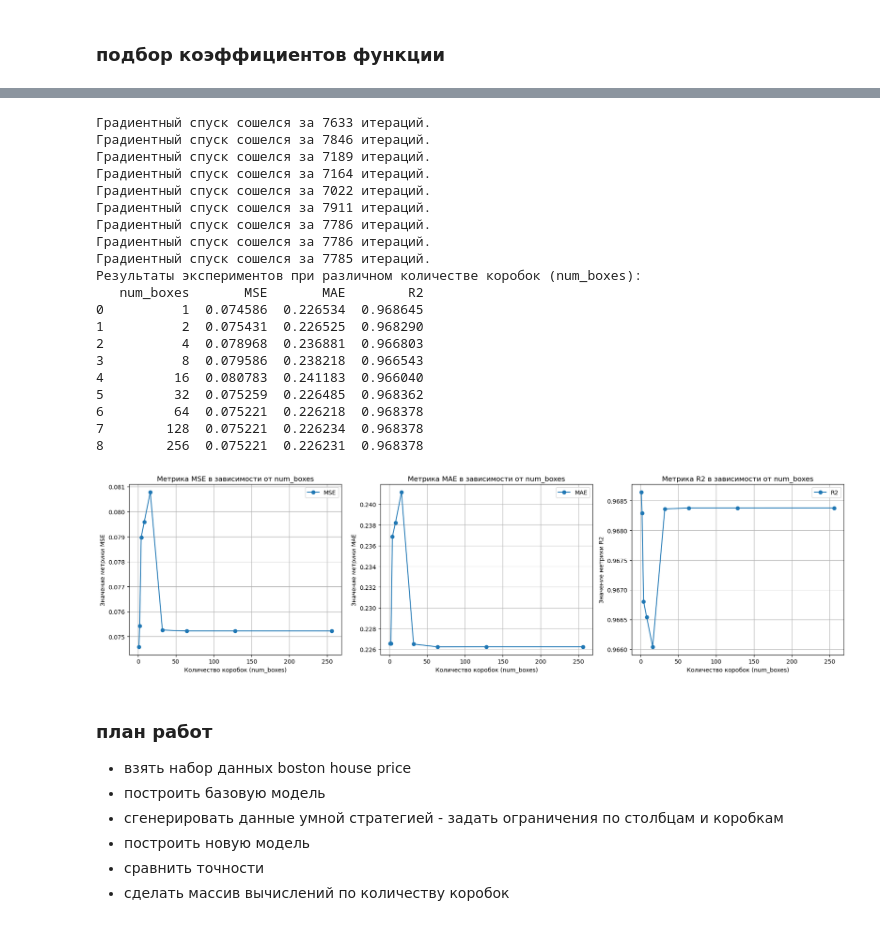
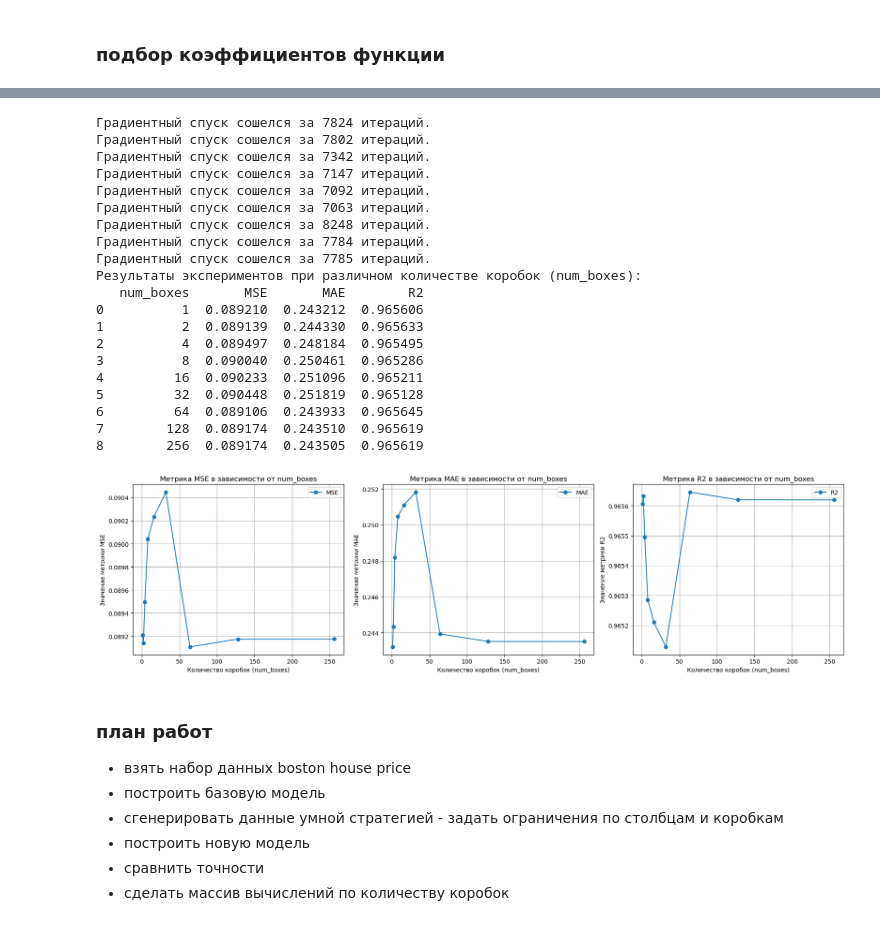
Before and after one commit to Clarxxon/remodelling_article_moit, a Jupyter notebook: article-views.ipynb, the cells around one changed output, grey strips where cells are left out. Saved outputs shown, nothing was run; the diff lists cells and outputs as text; code cells hidden in the pictures.

```diff
--- a/article-views.ipynb
+++ b/article-views.ipynb
@@ -1326,8 +1326,8 @@ if __name__ == "__main__":
 
     # Задаем параметры
     bounds = [(0, 1), (0, 1)]  # Ограничения для каждой переменной
-    m_total_train = 1000  # Общее количество обучающих точек
-    m_total_test = 200   # Общее количество тестовых точек
+    m_total_train = 5000  # Общее количество обучающих точек
+    m_total_test = 1000   # Общее количество тестовых точек
 
     # Генерируем тестовый набор данных (используем случайный метод)
     x_test, y_test = fitter.generate_points(
@@ -1361,51 +1361,51 @@ if __name__ == "__main__":
             'MSE': metrics['MSE'],
             'MAE': metrics['MAE'],
             'R2': metrics['R2']
         })
 
     # Создаем таблицу результатов
     results_df = pd.DataFrame(results)
 
     # Выводим таблицу
     print("Результаты экспериментов при различном количестве коробок (num_boxes):")
     print(results_df)
 
     # Визуализация метрик в зависимости от num_boxes на одном графике с помощью subplots
     metrics = ['MSE', 'MAE', 'R2']
     fig, axs = plt.subplots(1, 3, figsize=(18, 5))
 
     for idx, metric in enumerate(metrics):
         axs[idx].plot(results_df['num_boxes'], results_df[metric], marker='o', label=metric)
         axs[idx].set_xlabel('Количество коробок (num_boxes)')
         axs[idx].set_ylabel(f'Значение метрики {metric}')
         axs[idx].set_title(f'Метрика {metric} в зависимости от num_boxes')
         axs[idx].grid(True)
         axs[idx].legend()
 
     plt.tight_layout()
     plt.show()
 # %% [output]
-Градиентный спуск сошелся за 7633 итераций.
-Градиентный спуск сошелся за 7846 итераций.
-Градиентный спуск сошелся за 7189 итераций.
-Градиентный спуск сошелся за 7164 итераций.
-Градиентный спуск сошелся за 7022 итераций.
-Градиентный спуск сошелся за 7911 итераций.
-Градиентный спуск сошелся за 7786 итераций.
-Градиентный спуск сошелся за 7786 итераций.
+Градиентный спуск сошелся за 7824 итераций.
+Градиентный спуск сошелся за 7802 итераций.
+Градиентный спуск сошелся за 7342 итераций.
+Градиентный спуск сошелся за 7147 итераций.
+Градиентный спуск сошелся за 7092 итераций.
+Градиентный спуск сошелся за 7063 итераций.
+Градиентный спуск сошелся за 8248 итераций.
+Градиентный спуск сошелся за 7784 итераций.
 Градиентный спуск сошелся за 7785 итераций.
 Результаты экспериментов при различном количестве коробок (num_boxes):
    num_boxes       MSE       MAE        R2
-0          1  0.074586  0.226534  0.968645
-1          2  0.075431  0.226525  0.968290
-2          4  0.078968  0.236881  0.966803
-3          8  0.079586  0.238218  0.966543
-4         16  0.080783  0.241183  0.966040
-5         32  0.075259  0.226485  0.968362
-6         64  0.075221  0.226218  0.968378
-7        128  0.075221  0.226234  0.968378
-8        256  0.075221  0.226231  0.968378
+0          1  0.089210  0.243212  0.965606
+1          2  0.089139  0.244330  0.965633
+2          4  0.089497  0.248184  0.965495
+3          8  0.090040  0.250461  0.965286
+4         16  0.090233  0.251096  0.965211
+5         32  0.090448  0.251819  0.965128
+6         64  0.089106  0.243933  0.965645
+7        128  0.089174  0.243510  0.965619
+8        256  0.089174  0.243505  0.965619
-[figure, old version]
+[figure, new version]
 # %% [markdown]
 ### план работ
 - взять набор данных boston house price
```
Also changed, not shown: parts of 6 cells of this notebook, 13 other files.
